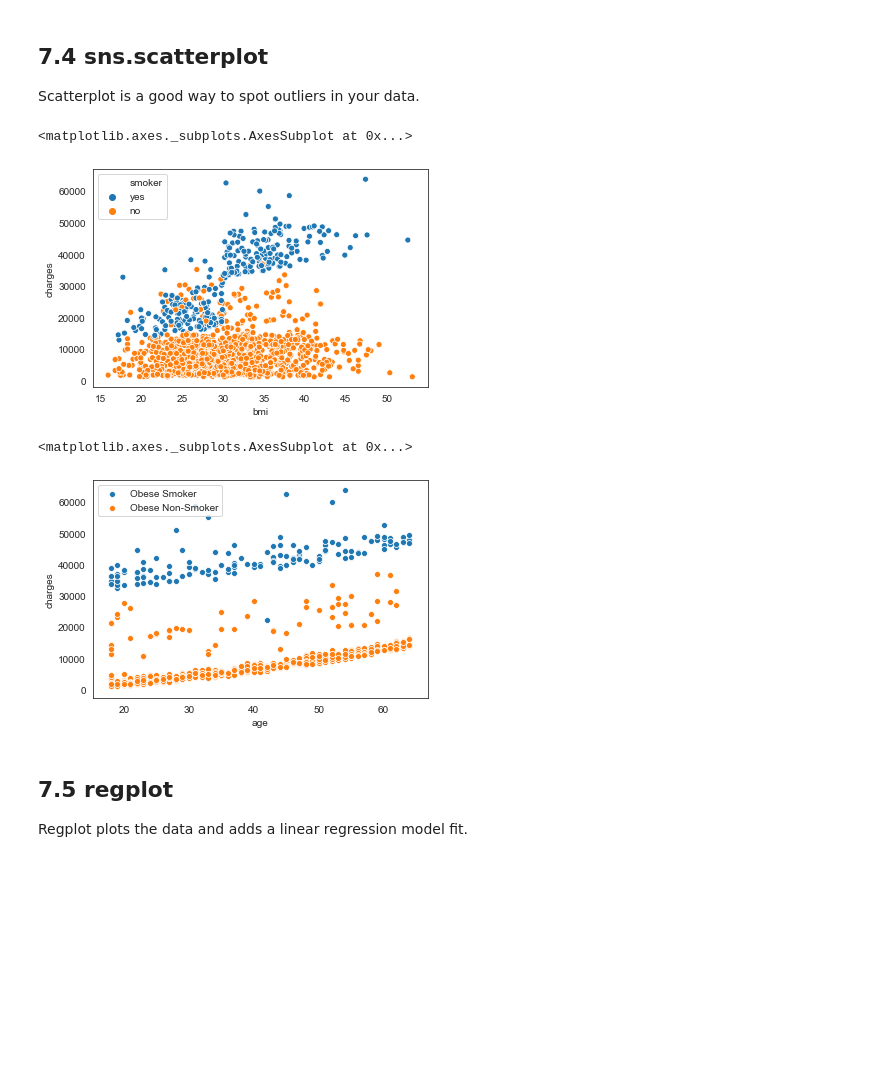
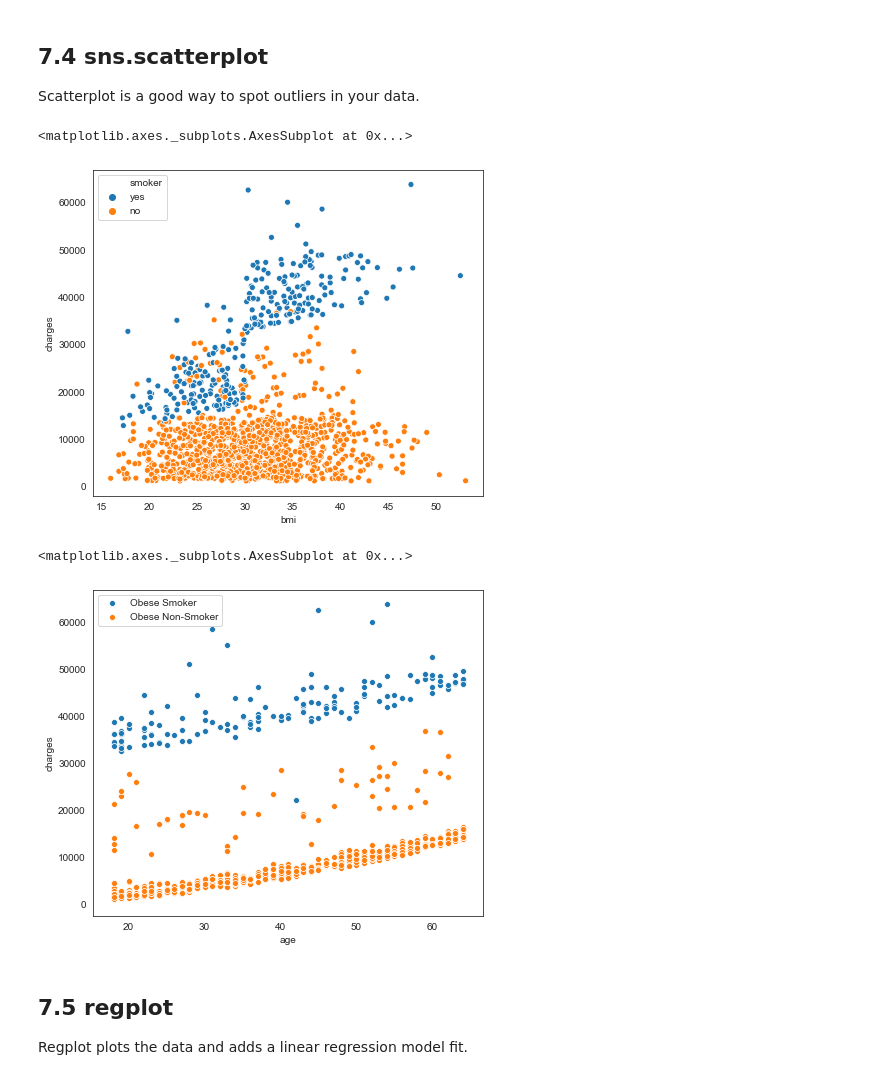
Before and after one commit to chongjason914/seaborn-tutorial, a Jupyter notebook: insurance-data-visualisation.ipynb, the cells around one changed output. Cells and saved outputs as stored; diff of their text form; code cells hidden in the pictures; blank space fills up the shorter version.

```diff
--- a/insurance-data-visualisation.ipynb
+++ b/insurance-data-visualisation.ipynb
@@ -546,20 +546,22 @@ The darker region represents the majority of the population.
 
 Scatterplot is a good way to spot outliers in your data.
 # %%
+plt.figure(figsize = (7, 6))
 sns.scatterplot(x = 'bmi', y = 'charges', hue = 'smoker', data = data)
 # %% [output]
 <matplotlib.axes._subplots.AxesSubplot at 0x...>
-[figure, old version]
+[figure, new version]
 # %%
 obese_smoker = data.loc[(data['weight_condition'] == 'obese') & (data['smoker'] == 'yes'), :]
 obese_nonsmoker = data.loc[(data['weight_condition'] == 'obese') & (data['smoker'] == 'no'), :]
 # %%
 sns.set_style('white')
+plt.figure(figsize = (7, 6))
 sns.scatterplot(x = 'age', y = 'charges', data = obese_smoker, label = 'Obese Smoker')
 sns.scatterplot(x = 'age', y = 'charges', data = obese_nonsmoker, label = 'Obese Non-Smoker')
 # %% [output]
 <matplotlib.axes._subplots.AxesSubplot at 0x...>
-[figure, old version]
+[figure, new version]
 # %% [markdown]
 ## 7.5 regplot
 
```
Also changed, not shown: parts of 3 cells of this notebook.
